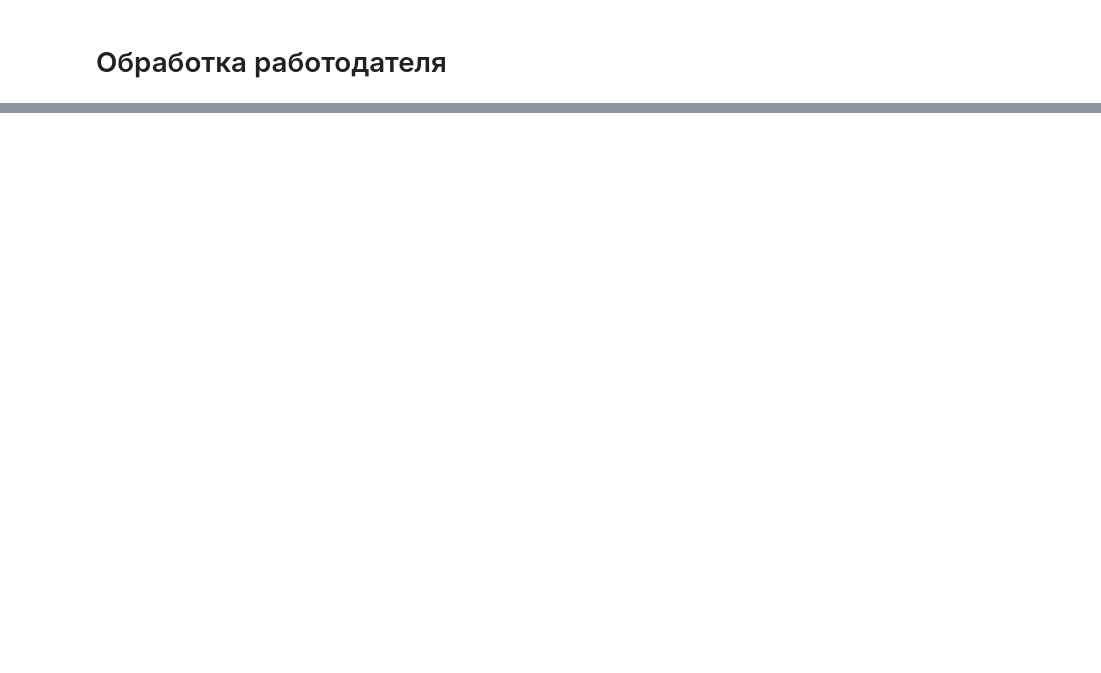
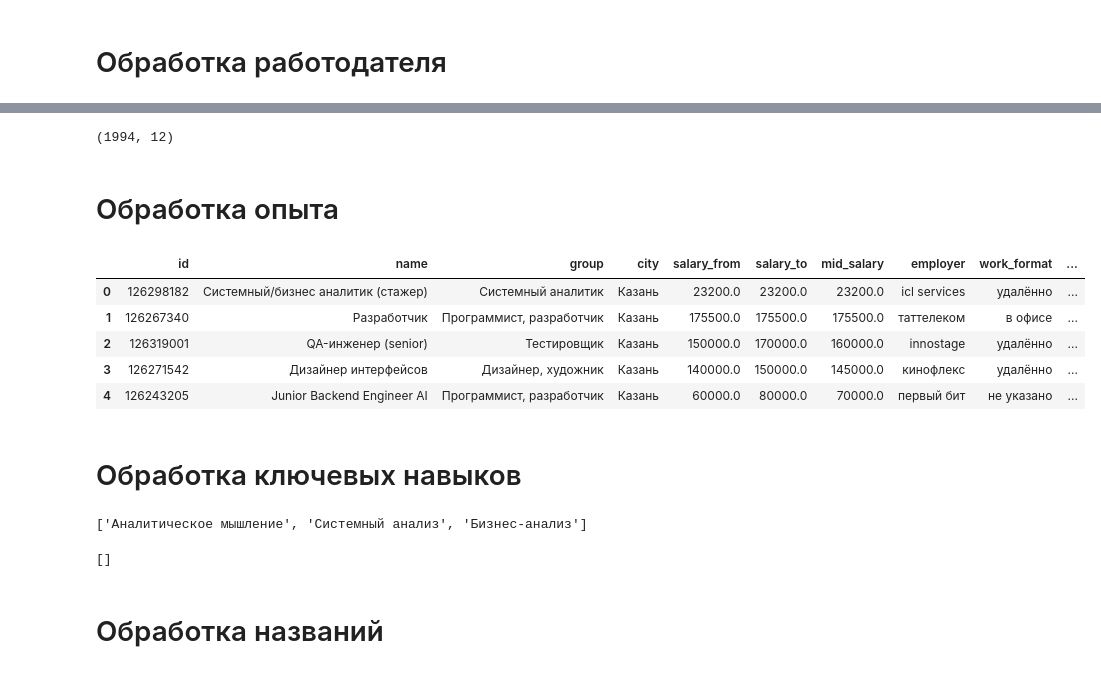
Before and after one commit to Artem1s1337/hr_analytics, a Jupyter notebook: notebooks/processing.ipynb, the cells around one changed output, grey strips where cells are left out. Cells and saved outputs as stored; diff of their text form; code cells hidden in the pictures; blank space fills up the shorter version.

```diff
--- a/notebooks/processing.ipynb
+++ b/notebooks/processing.ipynb
@@ -278,0 +336,17 @@ vac[vac['employer'] == 'инженерный центр информационн
+# %%
+vac = vac[vac['work_format'] != 'выездная работа']
+# %%
+vac.shape
+# %% [output]
+(1994, 12)
+# %% [markdown]
+# Обработка опыта
+# %%
+vac.head()
+# %% [output]
+|  | id | name | group | city | salary_from | salary_to | mid_salary | employer | work_format | ... |
+| 0 | 126298182 | Системный/бизнес аналитик (стажер) | Системный аналитик | Казань | 23200.0 | 23200.0 | 23200.0 | icl services | удалённо | ... |
+| 1 | 126267340 | Разработчик | Программист, разработчик | Казань | 175500.0 | 175500.0 | 175500.0 | таттелеком | в офисе | ... |
+| 2 | 126319001 | QA-инженер (senior) | Тестировщик | Казань | 150000.0 | 170000.0 | 160000.0 | innostage | удалённо | ... |
+| 3 | 126271542 | Дизайнер интерфейсов | Дизайнер, художник | Казань | 140000.0 | 150000.0 | 145000.0 | кинофлекс | удалённо | ... |
+| 4 | 126243205 | Junior Backend Engineer AI | Программист, разработчик | Казань | 60000.0 | 80000.0 | 70000.0 | первый бит | не указано | ... |
@@ -278,0 +364,20 @@ vac[vac['employer'] == 'инженерный центр информационн
+# %% [markdown]
+# Обработка ключевых навыков
+# %%
+import ast  # приведём навыки к списку
+
+def parse_skills(text):
+    try:
+        return ast.literal_eval(text)
+    except (ValueError, SyntaxError):
+        return []
+
+vac['key_skills'] = vac['key_skills'].apply(parse_skills)
+vac['key_skills'].iloc[0]
+# %% [output]
+['Аналитическое мышление', 'Системный анализ', 'Бизнес-анализ']
+# %%
+# Теперь необходимо определить самые частотные навыки по роли и заполнить ими пустые списки
+vac['key_skills'].iloc[6]
+# %% [output]
+[]
@@ -278,0 +409,2 @@ vac[vac['employer'] == 'инженерный центр информационн
+# %% [markdown]
+# Обработка названий
```
Also changed, not shown: parts of 30 cells of this notebook.
